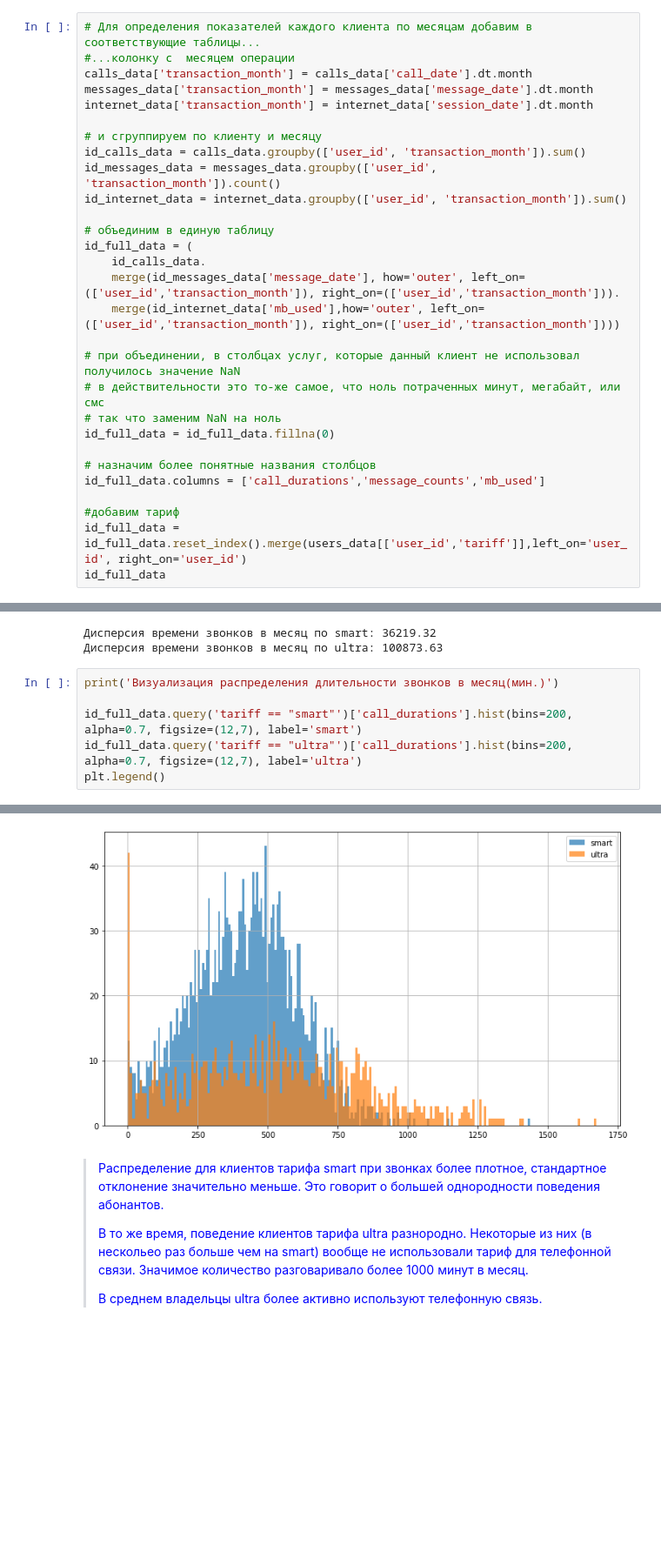
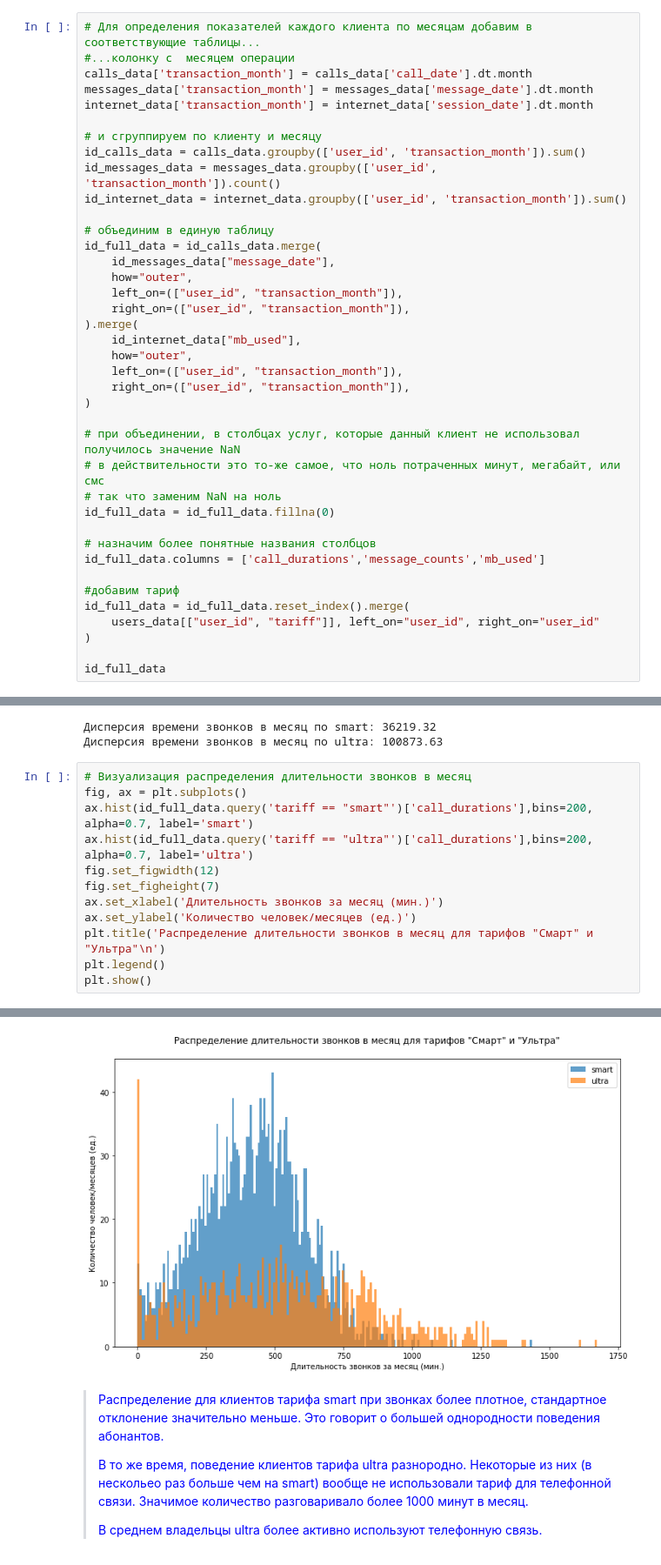
Before and after one commit to GitPilgrim/Statistical_analysis_for_telecom, a Jupyter notebook: Statistical_analysis_of_telecom.ipynb, the cells around one changed output, grey strips where cells are left out. Shown at 87% size. Drawn from its saved outputs; the diff is of its cells as text; blank space fills up the shorter version.

```diff
--- a/Statistical_analysis_of_telecom.ipynb
+++ b/Statistical_analysis_of_telecom.ipynb
@@ -284,10 +284,17 @@ id_messages_data = messages_data.groupby(['user_id', 'transaction_month']).count
 id_internet_data = internet_data.groupby(['user_id', 'transaction_month']).sum()
 
 # объединим в единую таблицу
-id_full_data = (
-    id_calls_data.
-    merge(id_messages_data['message_date'], how='outer', left_on=(['user_id','transaction_month']), right_on=(['user_id','transaction_month'])).
-    merge(id_internet_data['mb_used'],how='outer', left_on=(['user_id','transaction_month']), right_on=(['user_id','transaction_month'])))
+id_full_data = id_calls_data.merge(
+    id_messages_data["message_date"],
+    how="outer",
+    left_on=(["user_id", "transaction_month"]),
+    right_on=(["user_id", "transaction_month"]),
+).merge(
+    id_internet_data["mb_used"],
+    how="outer",
+    left_on=(["user_id", "transaction_month"]),
+    right_on=(["user_id", "transaction_month"]),
+)
 
 # при объединении, в столбцах услуг, которые данный клиент не использовал получилось значение NaN
 # в действительности это то-же самое, что ноль потраченных минут, мегабайт, или смс
@@ -298,7 +305,10 @@ id_full_data = id_full_data.fillna(0)
 id_full_data.columns = ['call_durations','message_counts','mb_used']
 
 #добавим тариф
-id_full_data = id_full_data.reset_index().merge(users_data[['user_id','tariff']],left_on='user_id', right_on='user_id')
+id_full_data = id_full_data.reset_index().merge(
+    users_data[["user_id", "tariff"]], left_on="user_id", right_on="user_id"
+)
+
 id_full_data
 # %% [output]
 |  | user_id | transaction_month | call_durations | message_counts | mb_used | tariff |
@@ -475,9 +485,15 @@ print('Дисперсия времени звонков в месяц по ultra
 Дисперсия времени звонков в месяц по smart: 36219.32
 Дисперсия времени звонков в месяц по ultra: 100873.63
 # %%
-print('Визуализация распределения длительности звонков в месяц(мин.)')
-
-id_full_data.query('tariff == "smart"')['call_durations'].hist(bins=200, alpha=0.7, figsize=(12,7), label='smart')
-id_full_data.query('tariff == "ultra"')['call_durations'].hist(bins=200, alpha=0.7, figsize=(12,7), label='ultra')
+# Визуализация распределения длительности звонков в месяц
+fig, ax = plt.subplots()
+ax.hist(id_full_data.query('tariff == "smart"')['call_durations'],bins=200, alpha=0.7, label='smart')
+ax.hist(id_full_data.query('tariff == "ultra"')['call_durations'],bins=200, alpha=0.7, label='ultra')
+fig.set_figwidth(12)
+fig.set_figheight(7)
+ax.set_xlabel('Длительность звонков за месяц (мин.)')
+ax.set_ylabel('Количество человек/месяцев (ед.)')
+plt.title('Распределение длительности звонков в месяц для тарифов "Смарт" и "Ультра"\n')
 plt.legend()
+plt.show()
 # %% [output]
@@ -486,4 +500,4 @@ plt.legend()
-[figure, old version]
+[figure, new version]
 # %% [markdown]
 > <span style='color:Blue'> Распределение для клиентов тарифа smart при звонках более плотное, стандартное отклонение значительно меньше. Это говорит о большей однородности поведения абонантов. </span>
 > <p><span style='color:Blue'> В то же время, поведение клиентов тарифа ultra разнородно. Некоторые из них (в нескольео раз больше чем на smart) вообще не использовали тариф для телефонной связи. Значимое количество разговаривало более 1000 минут в месяц.  </span></p>
```
Also changed, not shown: parts of 5 cells of this notebook.
